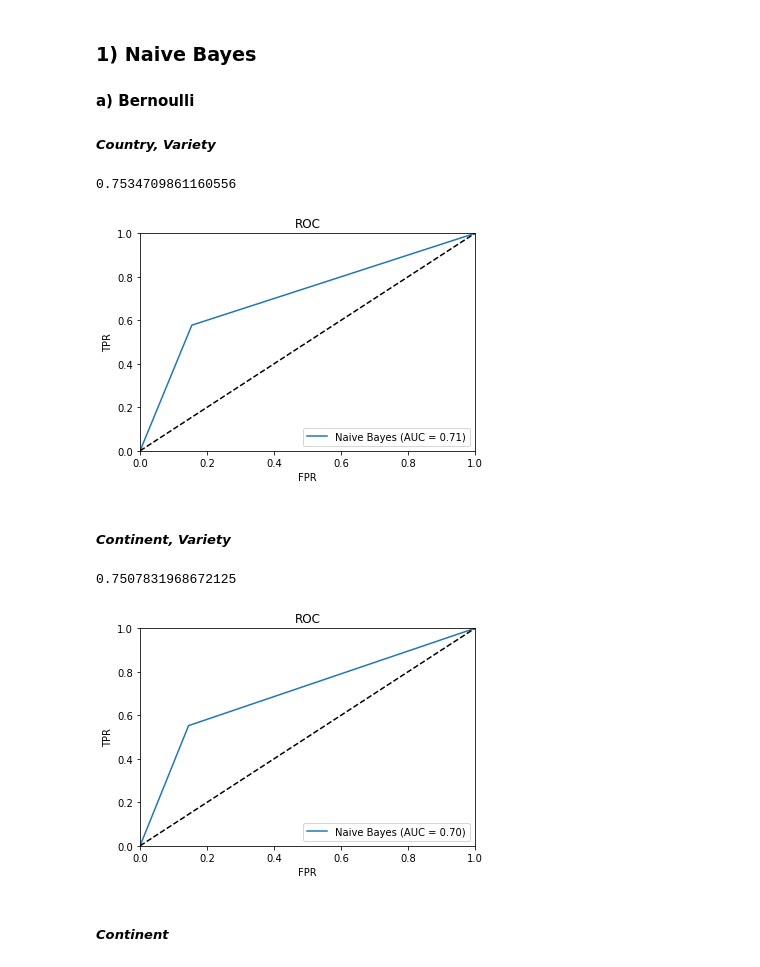
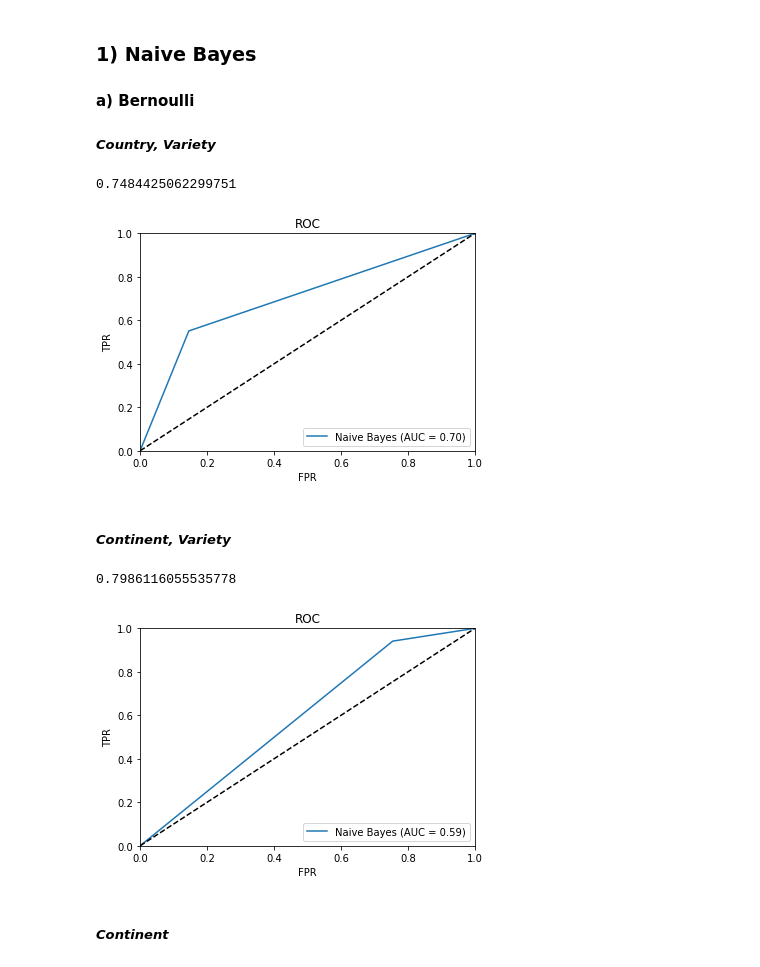
Before and after one commit to da1933/Carpe-Vinum, a Jupyter notebook: Wine Modeling.ipynb, the cells around one changed output. Drawn from its saved outputs; the diff is of its cells as text; code cells hidden in the pictures.

```diff
--- a/Wine Modeling.ipynb
+++ b/Wine Modeling.ipynb
@@ -86,12 +78,19 @@ newdf=newdf.set_index(np.random.permutation(newdf.index.values)).sort_index()
 # Determine split index:
 split_index=int(np.round(newdf.shape[0]*.8))
 
+val_split_index=int(np.round(split_index*.8))
+
 # Assign training and testing datasets based on split index
-train_df=newdf.iloc[:split_index,:]
+train_df=newdf.iloc[:val_split_index,:]
+val_df=newdf.iloc[val_split_index:split_index]
 test_df=newdf.iloc[split_index:,:]
 
 trainX=train_df.drop(['over90','points'],axis=1)
 trainY=train_df[['over90','points']]
+
+valX=val_df.drop(['over90','points'],axis=1)
+valY=val_df[['over90','points']]
+
 testX=test_df.drop(['over90','points'],axis=1)
 testY=test_df[['over90','points']]
 # %% [markdown]
@@ -137,23 +118,23 @@ def plotAUC(truth, pred, lab):
 # %%
 nb = BernoulliNB()
 nb.fit(trainX, trainY['over90'])
-nb_preds=nb.predict(testX)
-print(nb.score(testX,testY['over90']))
-plotAUC(testY['over90'],nb.predict(testX),'Naive Bayes')
+nb_preds=nb.predict(valX)
+print(nb.score(valX,valY['over90']))
+plotAUC(valY['over90'],nb.predict(valX),'Naive Bayes')
 # %% [output]
-0.7534709861160556
+0.7484425062299751
-[figure, old version]
+[figure, new version]
 # %% [markdown]
 ##### *Continent, Variety*
 # %%
 nb = BernoulliNB()
 nb.fit(trainX, trainY['over90'])
-nb_preds=nb.predict(testX)
-print(nb.score(testX,testY['over90']))
-plotAUC(testY['over90'],nb.predict(testX),'Naive Bayes')
+nb_preds=nb.predict(valX)
+print(nb.score(valX,valY['over90']))
+plotAUC(valY['over90'],nb.predict(valX),'Naive Bayes')
 # %% [output]
-0.7507831968672125
+0.7986116055535778
-[figure, old version]
+[figure, new version]
 # %% [markdown]
 ##### *Continent*
 # %%
```
Also changed, not shown: parts of 35 cells of this notebook.
